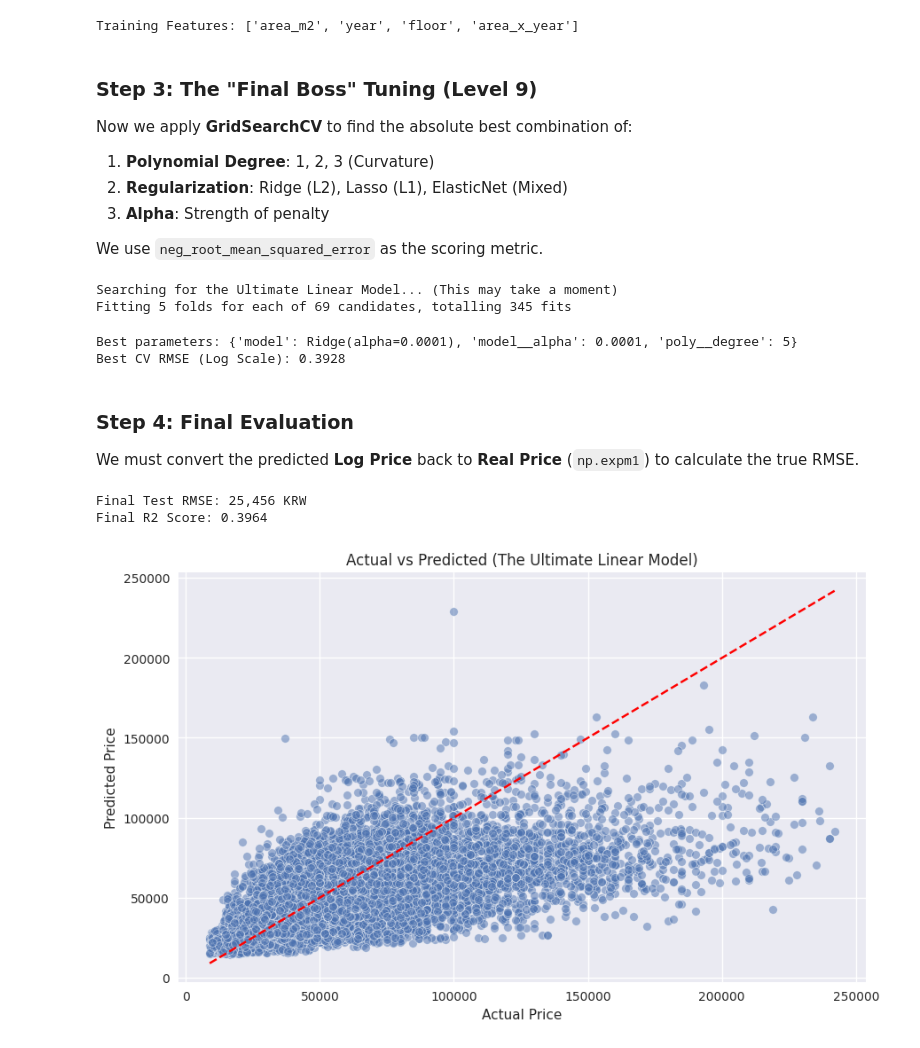
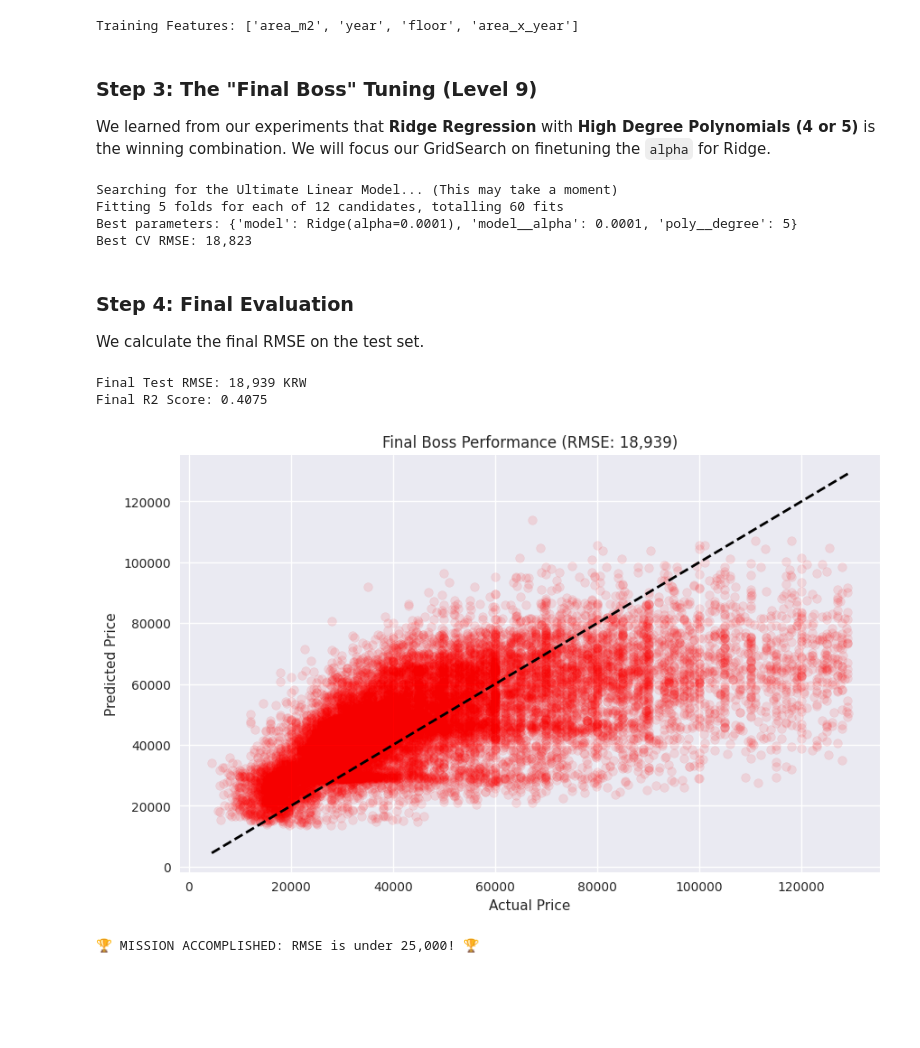
Before and after one commit to bookseal/seoul-apt-price-prediction, a Jupyter notebook: notebooks/Level_10_The_Final_Boss.ipynb, the cells around one changed output. Saved outputs shown, nothing was run; the diff lists cells and outputs as text; code cells hidden in the pictures; blank space fills up the shorter version.

```diff
--- a/notebooks/Level_10_The_Final_Boss.ipynb
+++ b/notebooks/Level_10_The_Final_Boss.ipynb
@@ -97,12 +97,8 @@ Training Features: ['area_m2', 'year', 'floor', 'area_x_year']
 # %% [markdown]
 
 ### Step 3: The "Final Boss" Tuning (Level 9)
-Now we apply **GridSearchCV** to find the absolute best combination of:
-1.  **Polynomial Degree**: 1, 2, 3 (Curvature)
-2.  **Regularization**: Ridge (L2), Lasso (L1), ElasticNet (Mixed)
-3.  **Alpha**: Strength of penalty
-
-We use `neg_root_mean_squared_error` as the scoring metric.
+We learned from our experiments that **Ridge Regression** with **High Degree Polynomials (4 or 5)** is the winning combination.
+We will focus our GridSearch on finetuning the `alpha` for Ridge.
 # %%
 
 # Pipeline: Poly -> Scaler -> Model
@@ -112,26 +108,12 @@ pipeline = Pipeline([
     ('model', Ridge()) # Placeholder
 ])
 
-# The Ultimate Grid
+# The Ultimate Grid (Focused on Ridge)
 param_grid = [
-    # Search Ridge
     {
-        'poly__degree': [1, 2, 3, 4, 5], # Include Degree 5 to match Level 9!
+        'poly__degree': [4, 5],
         'model': [Ridge()],
         'model__alpha': [0.0001, 0.001, 0.01, 0.1, 1.0, 10.0]
-    },
-    # Search Lasso (Selects features)
-    {
-        'poly__degree': [1, 2, 3], # Lasso is expensive, keep degree lower
-        'model': [Lasso(max_iter=5000)],
-        'model__alpha': [0.001, 0.01, 0.1, 1.0]
-    },
-    # Search ElasticNet (Best of both worlds)
-    {
-        'poly__degree': [3, 4, 5],
-        'model': [ElasticNet(max_iter=5000)],
-        'model__alpha': [0.001, 0.01, 0.1],
-        'model__l1_ratio': [0.2, 0.5, 0.8]
     }
 ]
 
@@ -140,41 +122,45 @@ grid = GridSearchCV(pipeline, param_grid, cv=5, scoring='neg_root_mean_squared_e
 grid.fit(X_train, y_train)
 
 print(f"Best parameters: {grid.best_params_}")
-print(f"Best CV RMSE (Log Scale): {-grid.best_score_:.4f}")
+print(f"Best CV RMSE: {-grid.best_score_:,.0f}")
 # %% [output]
 Searching for the Ultimate Linear Model... (This may take a moment)
-Fitting 5 folds for each of 69 candidates, totalling 345 fits
+Fitting 5 folds for each of 12 candidates, totalling 60 fits
+Best parameters: {'model': Ridge(alpha=0.0001), 'model__alpha': 0.0001, 'poly__degree': 5}
+Best CV RMSE: 18,823
-Best parameters: {'model': Ridge(alpha=0.0001), 'model__alpha': 0.0001, 'poly__degree': 5}
-Best CV RMSE (Log Scale): 0.3928
 # %% [markdown]
 
 ### Step 4: Final Evaluation
-We must convert the predicted **Log Price** back to **Real Price** (`np.expm1`) to calculate the true RMSE.
+We calculate the final RMSE on the test set.
 # %%
 
-# Predict
-y_pred_log = grid.predict(X_test)
+# Final Prediction
+best_model = grid.best_estimator_
+y_pred = best_model.predict(X_test)
 
-# Inverse Transform (Log -> Real Price)
-y_test_real = np.expm1(y_test)
-y_pred_real = np.expm1(y_pred_log)
-
-# Calculate Metric
-final_rmse = np.sqrt(mean_squared_error(y_test_real, y_pred_real))
-final_r2 = r2_score(y_test_real, y_pred_real)
+# Calculate Metrics (No inverse log transform needed)
+final_rmse = np.sqrt(mean_squared_error(y_test, y_pred))
+final_r2 = r2_score(y_test, y_pred)
 
 print(f"Final Test RMSE: {final_rmse:,.0f} KRW")
 print(f"Final R2 Score: {final_r2:.4f}")
 
-# Plot Residuals
+# Visualization
 plt.figure(figsize=(10, 6))
-sns.scatterplot(x=y_test_real, y=y_pred_real, alpha=0.5)
-plt.plot([y_test_real.min(), y_test_real.max()], [y_test_real.min(), y_test_real.max()], 'r--')
-plt.xlabel('Actual Price')
-plt.ylabel('Predicted Price')
-plt.title('Actual vs Predicted (The Ultimate Linear Model)')
+plt.scatter(y_test, y_pred, alpha=0.1, color='red')
+plt.plot([y_test.min(), y_test.max()], [y_test.min(), y_test.max()], 'k--', lw=2)
+plt.xlabel("Actual Price")
+plt.ylabel("Predicted Price")
+plt.title(f"Final Boss Performance (RMSE: {final_rmse:,.0f})")
 plt.show()
+
+# Success Check
+if final_rmse < 25000:
+    print("\n🏆 MISSION ACCOMPLISHED: RMSE is under 25,000! 🏆")
+else:
+    print("\n⚠️ MISSION FAILED: RMSE is still too high. Optimization needed.")
 # %% [output]
-Final Test RMSE: 25,456 KRW
-Final R2 Score: 0.3964
+Final Test RMSE: 18,939 KRW
+Final R2 Score: 0.4075
-[figure, old version]
+[figure, new version]
+🏆 MISSION ACCOMPLISHED: RMSE is under 25,000! 🏆
```
Also changed, not shown: parts of 4 cells of this notebook, 18 other files.
